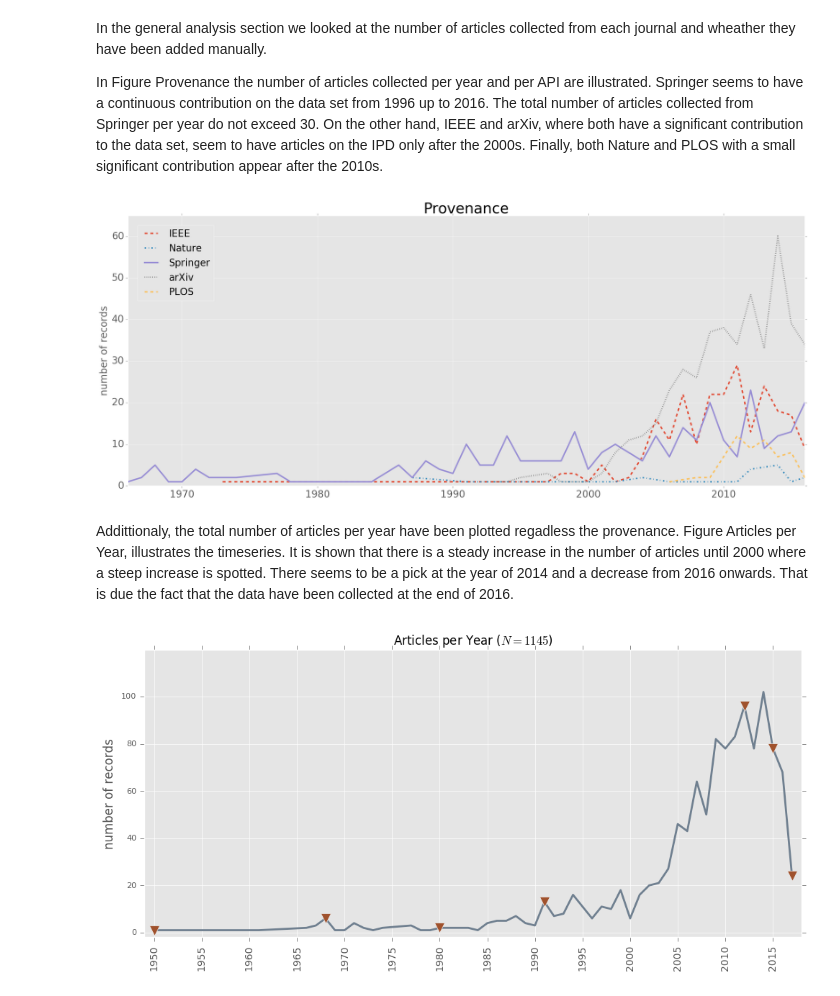
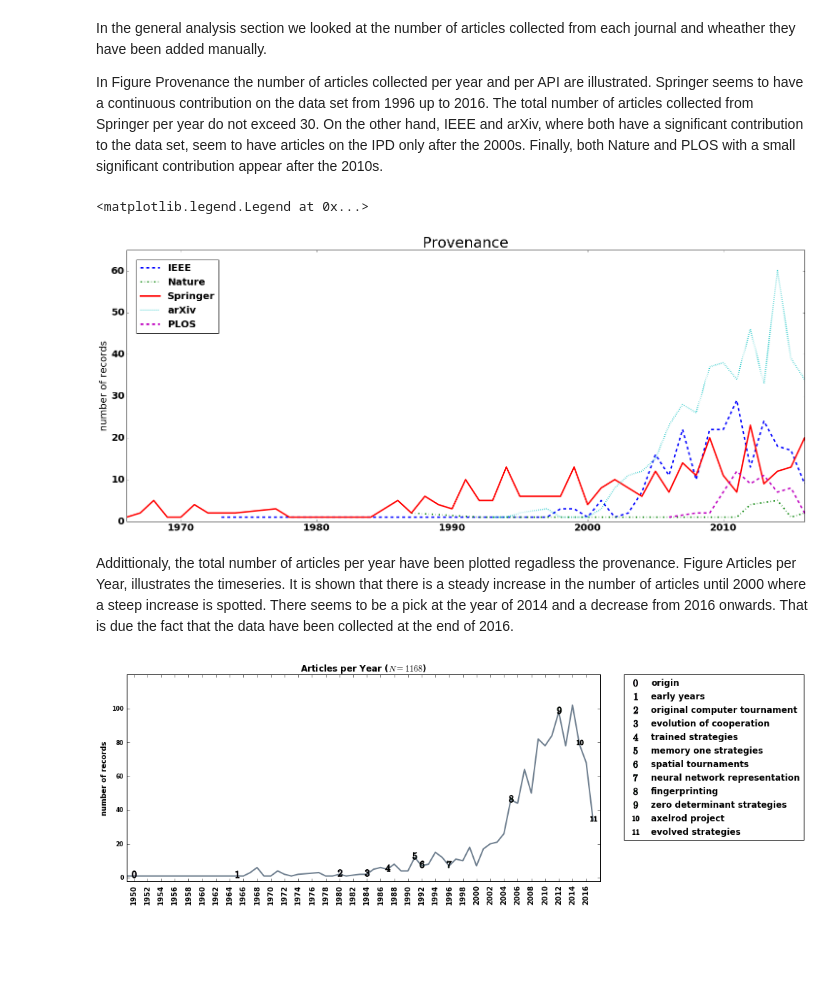
Before and after one commit to Nikoleta-v3/bibliometric-study-of-the-prisoners-dilemma, a Jupyter notebook: src/nbs/2. Temporal Analysis.ipynb, the cells around one changed output. Drawn from its saved outputs; the diff is of its cells as text; code cells hidden in the pictures; blank space fills up the shorter version.

```diff
--- a/src/nbs/2. Temporal Analysis.ipynb
+++ b/src/nbs/2. Temporal Analysis.ipynb
@@ -12,10 +12,8 @@ import matplotlib.pyplot as plt
 import pandas as pd
 import numpy as np
 
-#import collections
-#import matplotlib.patches as mpatches
-
-matplotlib.style.use('ggplot')
+import matplotlib as mpl
+mpl.rcParams['legend.numpoints'] = 1
 
 %matplotlib inline
 #%pylab inline
@@ -22,5 +24,7 @@ matplotlib.style.use('ggplot')
 # %%
-df = pd.read_json('../data.json')
+df = pd.read_json('../data/data_nov_2017.json')
+# %%
+size = len(df['unique_key'].unique())
 # %% [markdown]
 In the general analysis section we looked at the number of articles collected from each journal and wheather they have been added manually.
 
@@ -42,9 +46,10 @@ plt.plot(prov_df['PLOS'], linestyle='--',label="PLOS", linewidth=3)
 
 plt.legend(loc=2, borderaxespad=1, fontsize=20)
 #plt.show()
-plt.savefig("/home/nightwing/rsc/Annual-Report/img/provenance.pdf", bbox_inches='tight')
+#plt.savefig("/home/nightwing/rsc/Annual-Report/img/provenance.pdf", bbox_inches='tight')
 # %% [output]
+<matplotlib.legend.Legend at 0x...>
-[figure, old version]
+[figure, new version]
 # %% [markdown]
 Addittionaly, the total number of articles per year have been plotted regadless the provenance. Figure Articles per Year, illustrates the timeseries. It is shown that there is a steady increase in the number of articles until 2000 where a steep increase is spotted. There seems to be a pick at the year of 2014 and a decrease from 2016 onwards. That is due the fact that the data have been collected at the end of 2016.
 # %%
@@ -59,26 +64,36 @@ for y in range(min(yearly_df.index), max(yearly_df.index + 1)):
 # %%
 fig, ax = plt.subplots(figsize=(10, 5))
 
-plt.title('Articles per Year ($N=1145$)', fontsize=12);plt.ylabel('number of records', fontsize=12)
+plt.title('Articles per Year ($N={}$)'.format(size), fontweight='bold');plt.ylabel('number of records', fontweight='bold')
 ax.plot(yearly_df, color='slategray', zorder=1, linewidth=2)
 plt.xticks(fontsize=10); plt.yticks(fontsize=8)
 
-milestones = [1950, 1968, 1980, 1991, 2012, 2015, 2017]
-height = [yearly_df[yearly_df.index == y].values for y in milestones]
+colors = iter(matplotlib.cm.viridis(np.linspace(0, 1, 13)))
+milestones = [1950, 1965, 1980, 1984, 1987, 1991, 1992, 1996, 2005, 2012, 2015, 2017]
+labels = ['origin', 'early years', 'original computer tournament',
+          'evolution of cooperation', 'trained strategies',  'memory one strategies', 'spatial tournaments',
+          'neural network representation', 'fingerprinting',
+          'zero determinant strategies', 'axelrod project', 'evolved strategies']
+# height = [yearly_df[yearly_df.index == y].values for y in milestones]
 
-ax.scatter(milestones, height, facecolor='sienna', marker="v", s=100, zorder=2)
+for i, m in enumerate(milestones):
+    h = yearly_df[yearly_df.index == m].values
+    c = next(colors)
+    ax.scatter(m, (h + 1), facecolor=c,marker="${}$".format(i), s=90, zorder=2, label=labels[i]);
+    # ax.annotate(i, color=c, xy=(m, h), fontsize=100, fontweight='bold', zorder=2)
 
 x = yearly_df.index
 y = yearly_df.values
 
 ax.set_yticks(np.arange(min(y) - 1, max(y)+1, 20.0))
-ax.set_xticks(np.arange(min(x), max(x)+1, 5.0))
+ax.set_xticks(np.arange(min(x), max(x)+1, 2.0))
 ax.set_ylim(ymin=-2)
 ax.set_xlim(xmin=1949, xmax=2018)
 plt.xticks(rotation=90)
 
 plt.tight_layout()
-plt.savefig("/home/nightwing/src/Talks/2017-19-06-Network Camp/static/timeline.pdf",
+plt.legend(bbox_to_anchor=(1.05, 1), loc=2, borderaxespad=0., scatterpoints=1);
+plt.savefig("/home/nightwing/rsc/Literature-Article/assets/images/timeline.pdf",
             format='pdf', bbox_inches='tight')
 # %% [output]
-[figure, old version]
+[figure, new version]
```
Also changed, not shown: parts of 1 cell of this notebook, 37 other files.
